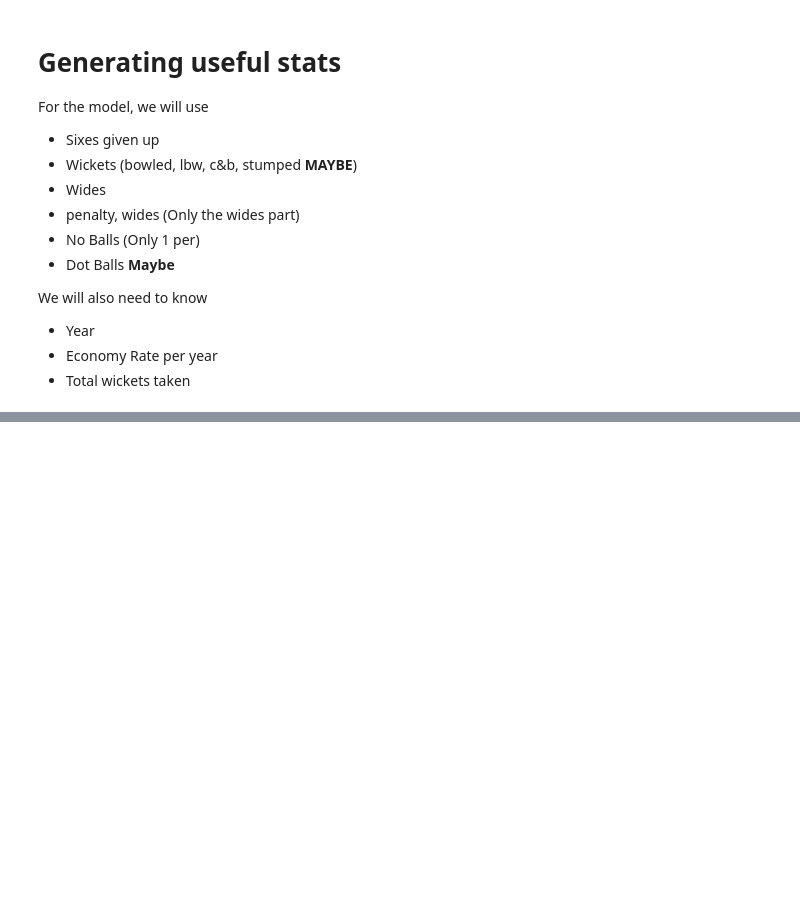
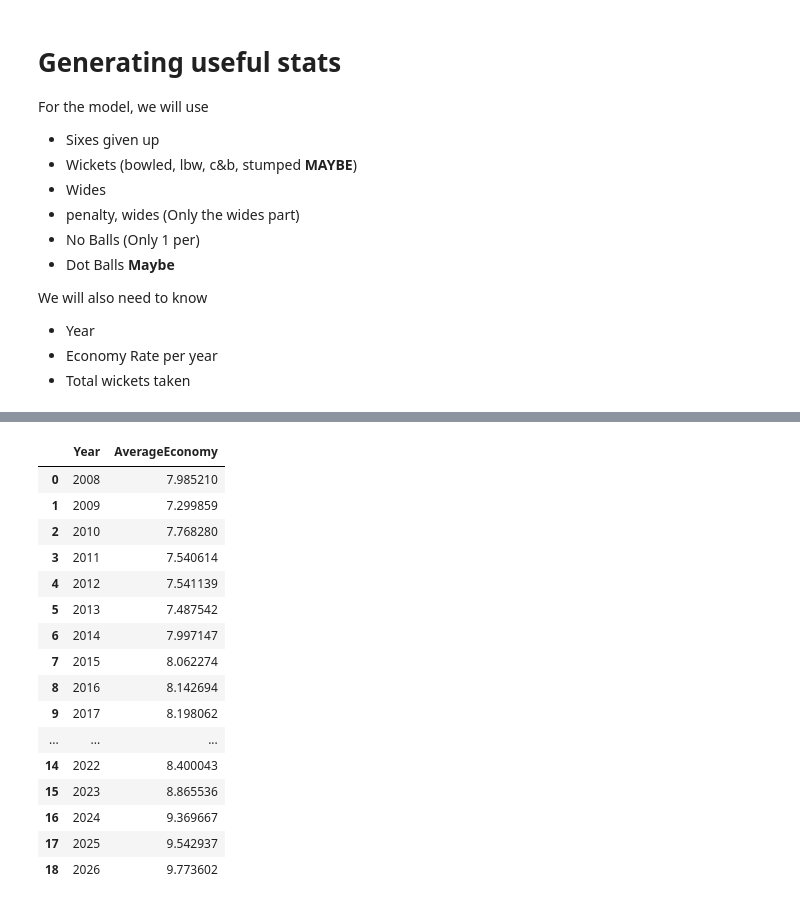
Before and after one commit to greenbear26/fielding-independent-bowling, a Jupyter notebook: main.ipynb, the cells around one changed output, grey strips where cells are left out. Cells and saved outputs as stored; diff of their text form; code cells hidden in the pictures; blank space fills up the shorter version.

```diff
--- a/main.ipynb
+++ b/main.ipynb
@@ -193,0 +197,23 @@ bowler_df.head(20)
+# %%
+# Side exploration: average economy rate by year
+avg_economy_by_year = bowler_df.groupby('Year')['Economy'].mean().reset_index()
+avg_economy_by_year.rename(columns={'Economy': 'AverageEconomy'}, inplace=True)
+avg_economy_by_year
+# %% [output]
+|  | Year | AverageEconomy |
+| 0 | 2008 | 7.985210 |
+| 1 | 2009 | 7.299859 |
+| 2 | 2010 | 7.768280 |
+| 3 | 2011 | 7.540614 |
+| 4 | 2012 | 7.541139 |
+| 5 | 2013 | 7.487542 |
+| 6 | 2014 | 7.997147 |
+| 7 | 2015 | 8.062274 |
+| 8 | 2016 | 8.142694 |
+| 9 | 2017 | 8.198062 |
+| ... | ... | ... |
+| 14 | 2022 | 8.400043 |
+| 15 | 2023 | 8.865536 |
+| 16 | 2024 | 9.369667 |
+| 17 | 2025 | 9.542937 |
+| 18 | 2026 | 9.773602 |
```
Also changed, not shown: parts of 6 cells of this notebook, 1 other file.
